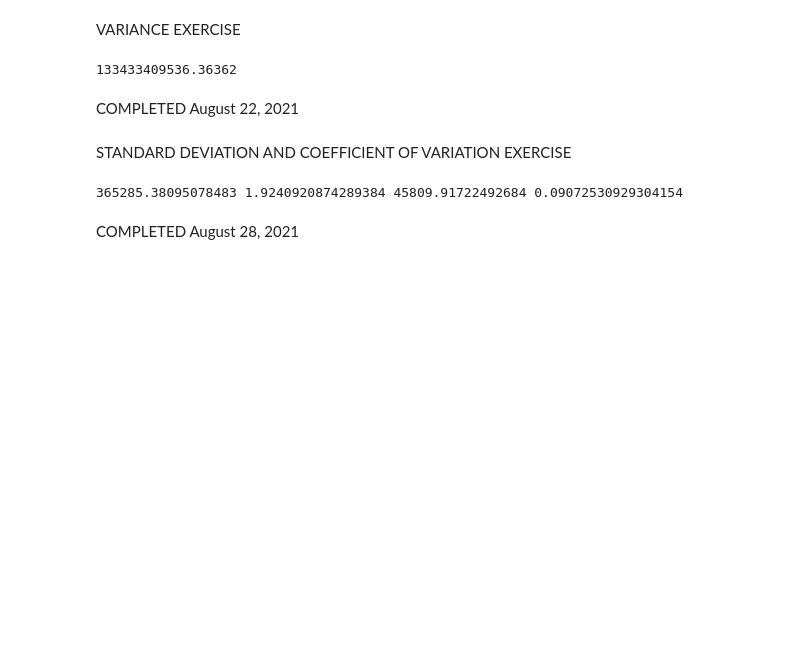
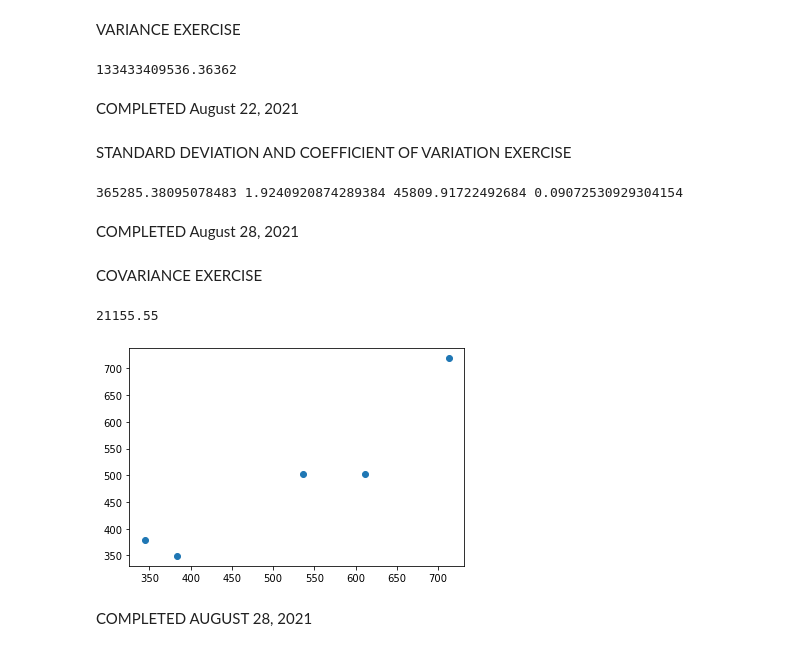
Before and after one commit to Malcolm206/UDEMY_BI_ANALYST, a Jupyter notebook: Untitled.ipynb, the cells around one changed output. Cells and saved outputs as stored; diff of their text form; code cells hidden in the pictures; blank space fills up the shorter version.

Commit message:
completes covariance exercise

```diff
--- a/Untitled.ipynb
+++ b/Untitled.ipynb
@@ -274,3 +275,25 @@ print(us_stdev, us_coeff, denmark_stdev, denmark_coeff)
 # The coefficients of variation tell us that the sample from Denmark has much closer incomes than the US sample.
 # %% [markdown]
 COMPLETED August 28, 2021
+# %% [markdown]
+COVARIANCE EXERCISE
+# %%
+writing_scores = [344, 383, 611, 713, 536]
+reading_scores = [378, 349, 503, 719, 503]
+# TASK 1: Determine if this is a sample or population. ANSWER: Sample
+# TASK 2: Calculate the covariance of the two datasets
+writing_mean = statistics.mean(writing_scores)
+reading_mean = statistics.mean(reading_scores)
+covar_st1 = [(writing_scores[i] - writing_mean) * (reading_scores[i] - reading_mean) for i in range(len(writing_scores))]
+covariance = np.sum(covar_st1) / (len(covar_st1) - 1)
+print(covariance)
+# %% [output]
+21155.55
+# %%
+# TASK 3: Plot the data on a scatter plot and using your previous knowledge comment on whether there is a
+# noticeable relationship between the two variables.
+
+plt.scatter(writing_scores, reading_scores)
+plt.show();
+# %% [output]
+[figure, added]
@@ -276,0 +303,2 @@ COMPLETED August 28, 2021
+# %% [markdown]
+COMPLETED AUGUST 28, 2021
```
Also changed, not shown: parts of 2 cells of this notebook.
